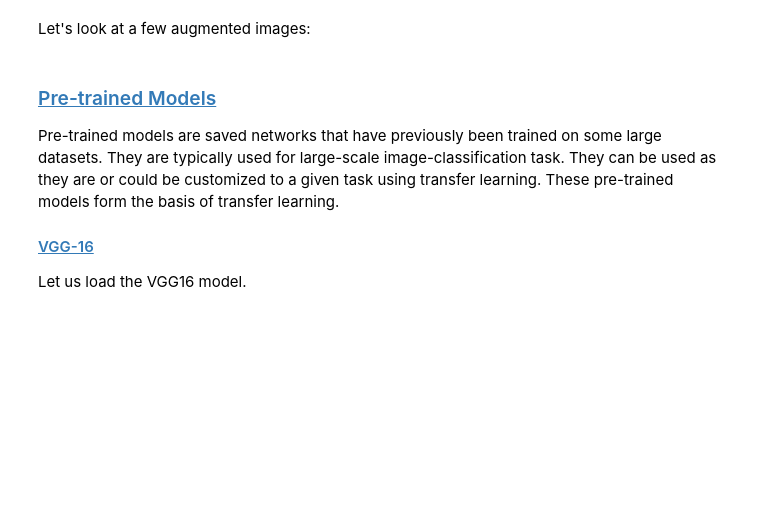
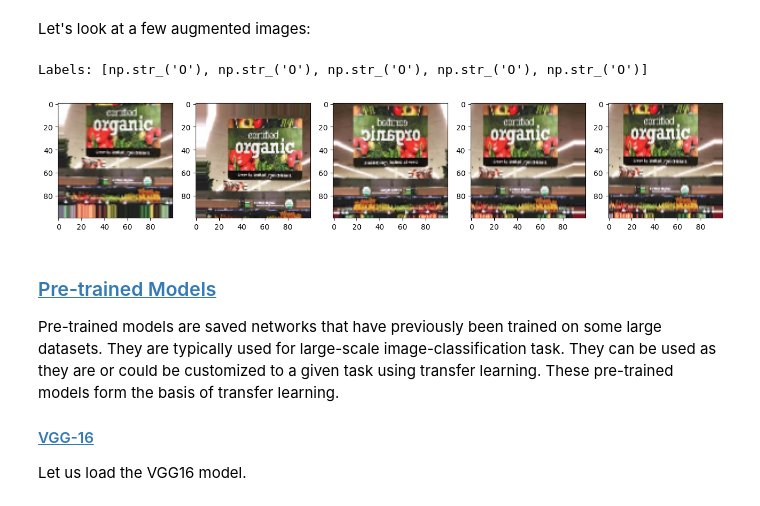
Before and after one commit to Jhernan271/CNN-Convolutional-Neural-Network-Image-Classification, a Jupyter notebook: FinalProj_WasteProducts.ipynb, the cells around one changed output. Cells and saved outputs as stored; diff of their text form; code cells hidden in the pictures; blank space fills up the shorter version.

```diff
--- a/FinalProj_WasteProducts.ipynb
+++ b/FinalProj_WasteProducts.ipynb
@@ -310,21 +330,24 @@ Let's look at a few augmented images:
 # %%
 from pathlib import Path
 
 IMG_DIM = (100, 100)
 
 train_files = glob.glob('./o-vs-r-split/train/O/*')
 train_files = train_files[:20]
-train_imgs = [tf.keras.preprocessing.image.img_to_array(tf.keras.preprocessing.image.load_img(img, target_size=IMG_DIM)) for img in train_files]
+train_imgs = [img_to_array(load_img(img, target_size=IMG_DIM)) for img in train_files]
 train_imgs = np.array(train_imgs)
 train_labels = [Path(fn).parent.name for fn in train_files]
 
-img_id = 0
+img_id = 9
 O_generator = train_datagen.flow(train_imgs[img_id:img_id+1], train_labels[img_id:img_id+1],
                                    batch_size=1)
 O = [next(O_generator) for i in range(0,5)]
 fig, ax = plt.subplots(1,5, figsize=(16, 6))
 print('Labels:', [item[1][0] for item in O])
 l = [ax[i].imshow(O[i][0][0]) for i in range(0,5)]
+# %% [output]
+Labels: [np.str_('O'), np.str_('O'), np.str_('O'), np.str_('O'), np.str_('O')]
+[figure, added]
 # %% [markdown]
 ### <a id='toc1_8_1_'></a>[Pre-trained Models](#toc0_)
 
```
Also changed, not shown: parts of 24 cells of this notebook, 1 other file.
